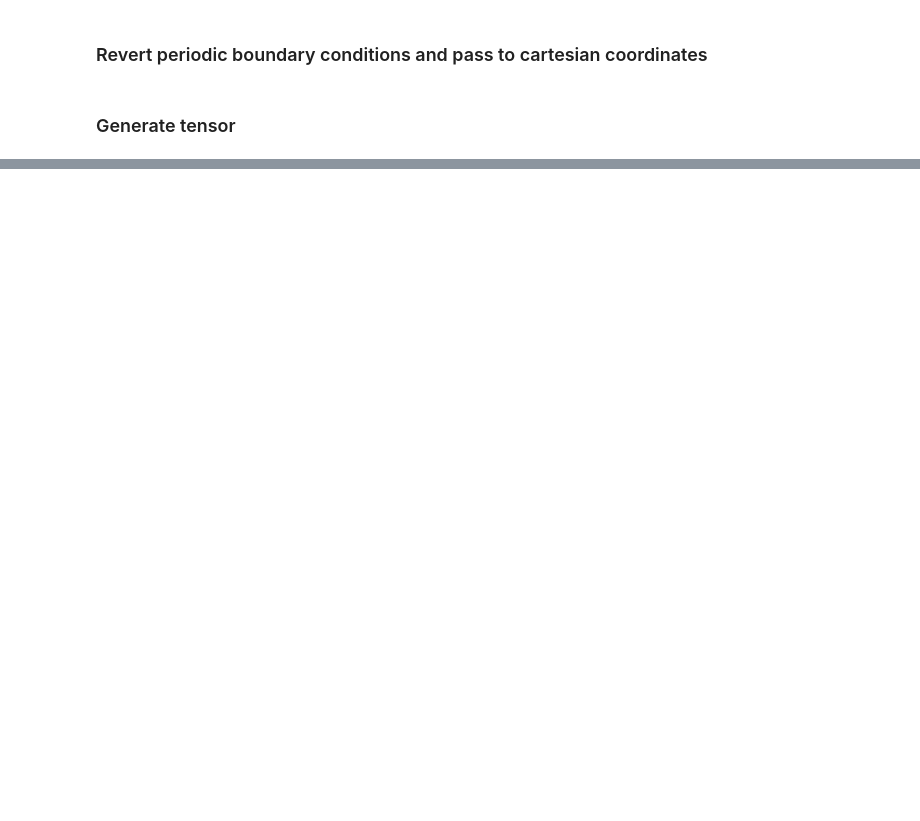
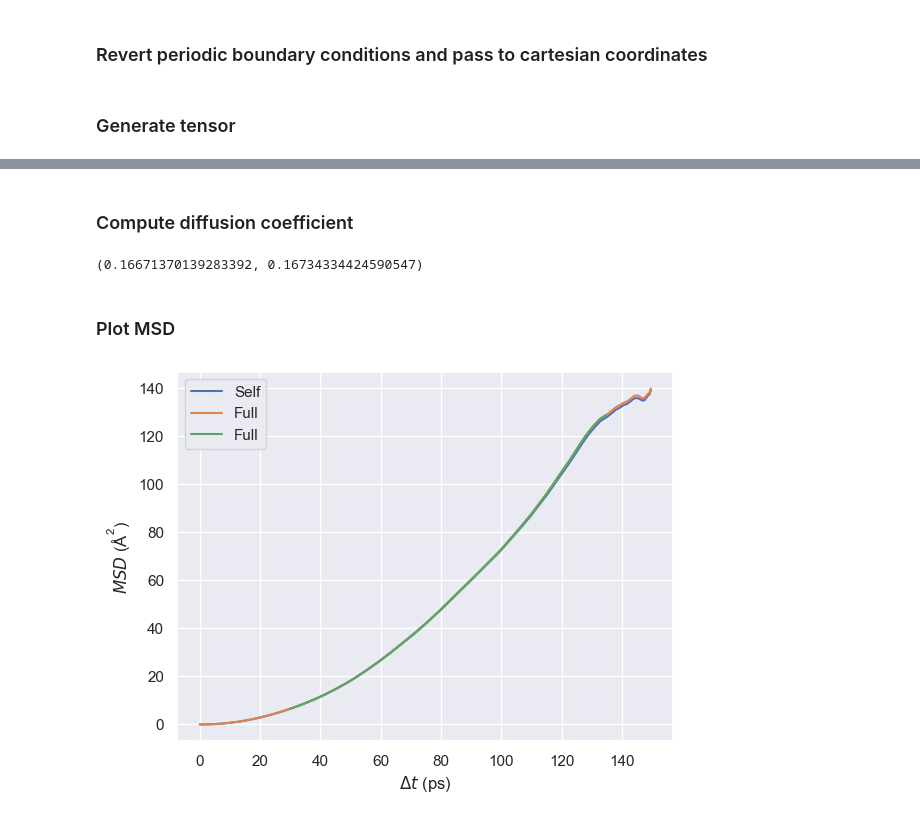
Before and after one commit to CibranLopez/Database, a Jupyter notebook: MSD cross-terms.ipynb, the cells around one changed output, grey strips where cells are left out. Drawn from its saved outputs; the diff is of its cells as text; code cells hidden in the pictures; blank space fills up the shorter version.

```diff
--- a/MSD cross-terms.ipynb
+++ b/MSD cross-terms.ipynb
@@ -244,0 +289,52 @@ plt.show()
+# %% [markdown]
+### Compute diffusion coefficient
+# %%
+initial_point = 0.2
+ending_point  = 0.7
+x_fit = delta_t_array
+
+if initial_point is None: initial_point = int(0.1 * n_conf)
+else:                     initial_point = int(initial_point * n_conf)
+
+if ending_point is None: ending_point = int(0.9 * n_conf)
+else:                    ending_point = int(ending_point * n_conf)
+
+y_fit    = MSD_self
+yerr_fit = None  #yerr_fit = MSD_self_std
+_beta_ = DBL.weighted_regression(x_fit[initial_point:ending_point],
+                                 y_fit[initial_point:ending_point],
+                                 DBL.linear_function,
+                                 yerr=yerr_fit).beta
+coef_D_self = _beta_[1]
+
+y_fit    = MSD_full
+yerr_fit = None  #yerr_fit = MSD_full_std
+_beta_ = DBL.weighted_regression(x_fit[initial_point:ending_point],
+                                 y_fit[initial_point:ending_point],
+                                 DBL.linear_function,
+                                 yerr=yerr_fit).beta
+coef_D_full = _beta_[1]
+
+coef_D_self, coef_D_full
+# %% [output]
+(0.16671370139283392, 0.16734334424590547)
+# %% [markdown]
+### Plot MSD
+# %%
+plt.plot(delta_t_array,
+         MSD_self,
+         label='Self')
+plt.plot(delta_t_array,
+         MSD_full,
+         label='Full')
+
+plt.plot(delta_t_array[initial_point:ending_point],
+         MSD_full[initial_point:ending_point],
+         label='Full')
+
+plt.xlabel(r'$\Delta t$ (ps)')
+plt.ylabel(r'$MSD$ ($\mathregular{Å^2}$)')
+plt.legend(loc='best')
+plt.show()
+# %% [output]
+[figure, added]
```
Also changed, not shown: parts of 15 cells of this notebook, 2 other files.
